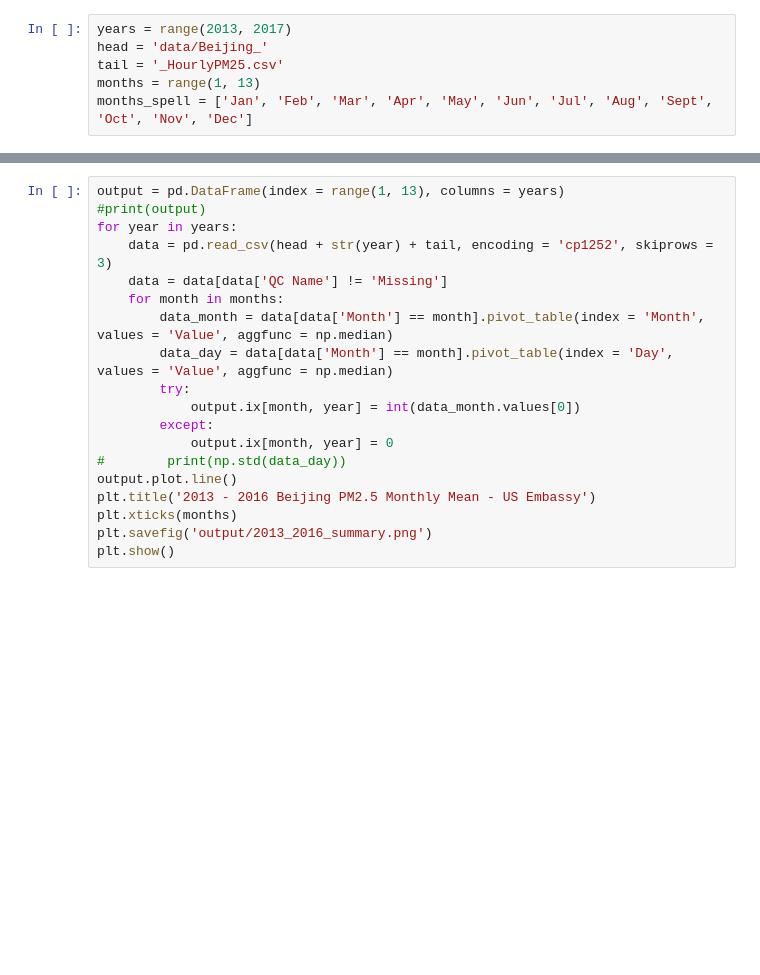
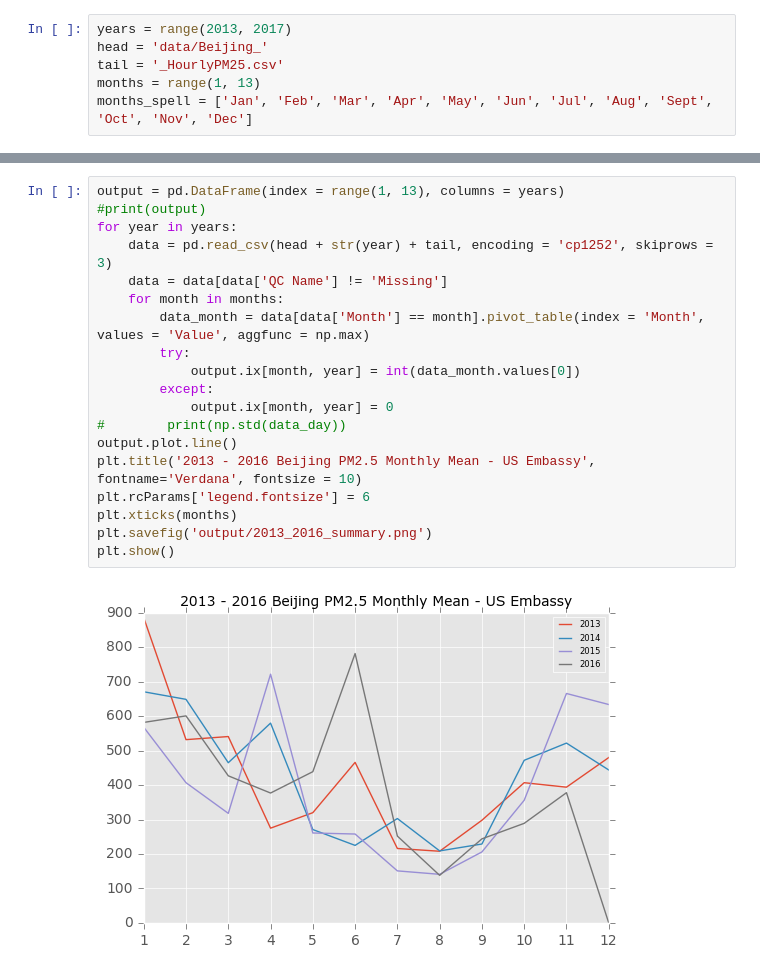
Before and after one commit to lineudemonia/pm25, a Jupyter notebook: pm2.5/pm2.5.ipynb, the cells around one changed output, grey strips where cells are left out. Cells and saved outputs as stored; diff of their text form; blank space fills up the shorter version.

Commit message:
Added monthly days of pm2.5 >= 150 and further formatted chats

```diff
--- a/pm2.5/pm2.5.ipynb
+++ b/pm2.5/pm2.5.ipynb
@@ -41,19 +43,21 @@ for month in months:
 # %%
 output = pd.DataFrame(index = range(1, 13), columns = years)
 #print(output)
 for year in years:
     data = pd.read_csv(head + str(year) + tail, encoding = 'cp1252', skiprows = 3)
     data = data[data['QC Name'] != 'Missing']
     for month in months:
-        data_month = data[data['Month'] == month].pivot_table(index = 'Month', values = 'Value', aggfunc = np.median)
-        data_day = data[data['Month'] == month].pivot_table(index = 'Day', values = 'Value', aggfunc = np.median)
+        data_month = data[data['Month'] == month].pivot_table(index = 'Month', values = 'Value', aggfunc = np.max)
         try:
             output.ix[month, year] = int(data_month.values[0])
         except:
             output.ix[month, year] = 0
 #        print(np.std(data_day))
 output.plot.line()
-plt.title('2013 - 2016 Beijing PM2.5 Monthly Mean - US Embassy')
+plt.title('2013 - 2016 Beijing PM2.5 Monthly Mean - US Embassy', fontname='Verdana', fontsize = 10)
+plt.rcParams['legend.fontsize'] = 6
 plt.xticks(months)
 plt.savefig('output/2013_2016_summary.png')
 plt.show()
+# %% [output]
+[figure, added]
```
Also changed, not shown: parts of 3 cells of this notebook, 14 other files.
